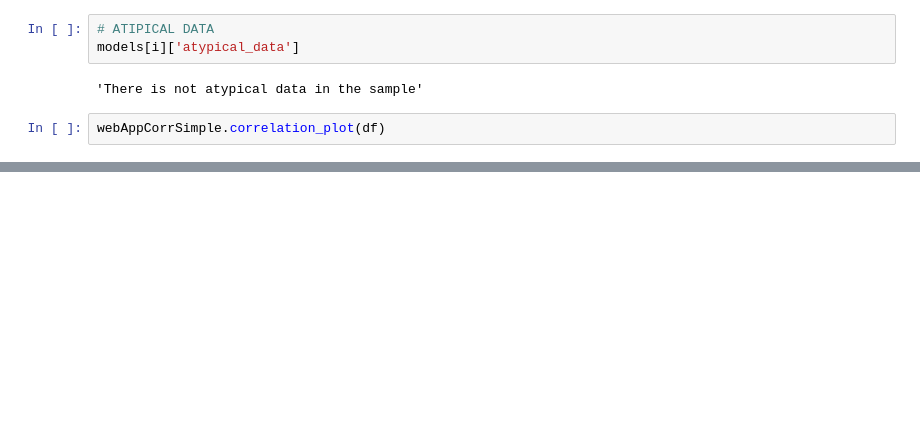
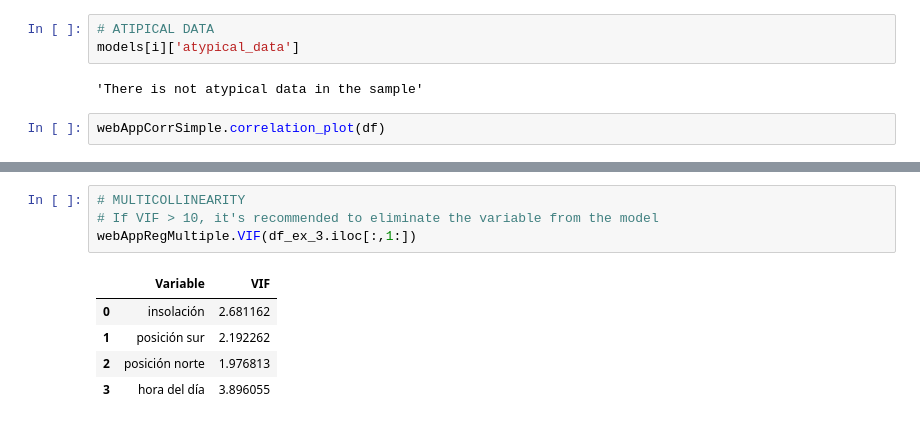
Before and after one commit to PPuertos/Regression-Modeling, a Jupyter notebook: modelado.ipynb, the cells around one changed output, grey strips where cells are left out. Drawn from its saved outputs; the diff is of its cells as text; blank space fills up the shorter version.

```diff
--- a/modelado.ipynb
+++ b/modelado.ipynb
@@ -98,0 +112,10 @@ model = linearization.linearizable_model(df)
+# %%
+# MULTICOLLINEARITY
+# If VIF > 10, it's recommended to eliminate the variable from the model
+webAppRegMultiple.VIF(df_ex_3.iloc[:,1:])
+# %% [output]
+|  | Variable | VIF |
+| 0 | insolación | 2.681162 |
+| 1 | posición sur | 2.192262 |
+| 2 | posición norte | 1.976813 |
+| 3 | hora del día | 3.896055 |
```
Also changed, not shown: parts of 18 cells of this notebook, 4 other files.
